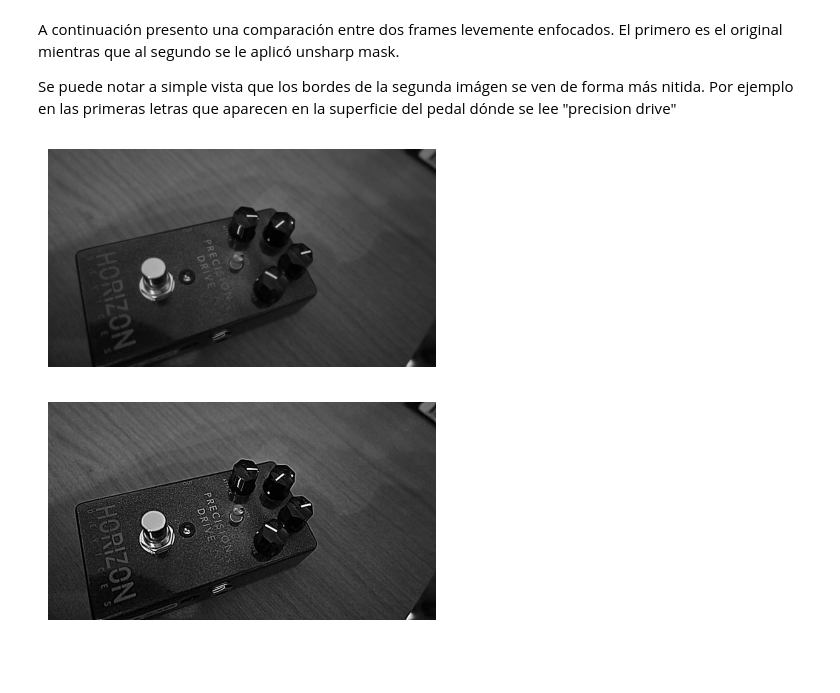
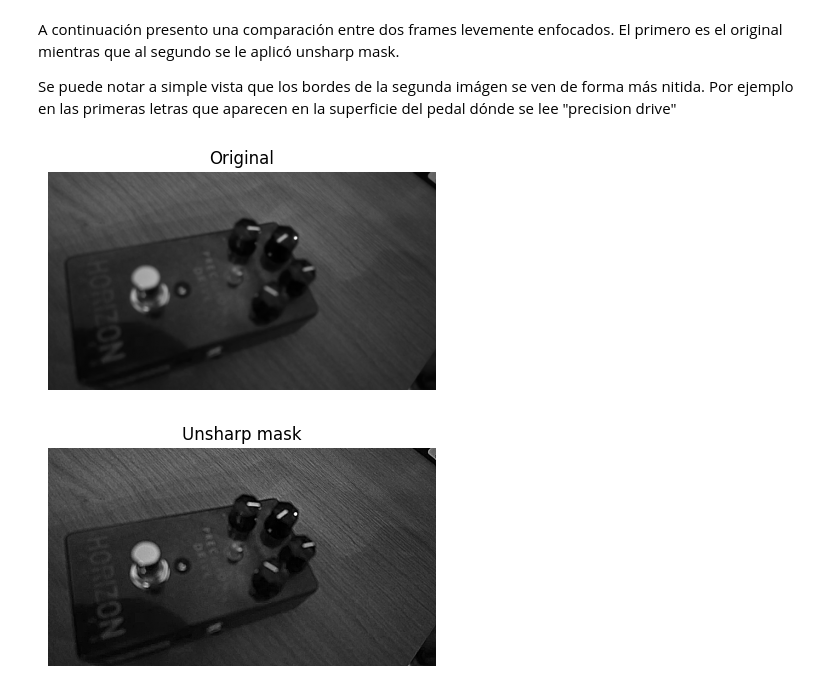
Before and after one commit to claudiobarril/vpc1_19co2025, a Jupyter notebook: tp2/parte_2.ipynb, the cells around one changed output. Saved outputs shown, nothing was run; the diff lists cells and outputs as text; code cells hidden in the pictures; blank space fills up the shorter version.

```diff
--- a/tp2/parte_2.ipynb
+++ b/tp2/parte_2.ipynb
@@ -106,8 +106,8 @@ fm_values_with_unsharp_mask, frames_processed_with_unsharp_mask = utils.process_
 fm_values, frames_processed = utils.process_video(video_path, algorithm=utils.measure_image_quality_lap2, use_unsharp_mask=False, return_gray_frame=True)
 # %%
 
-utils.show_image(frames_processed[111])
-utils.show_image(frames_processed_with_unsharp_mask[111])
+utils.show_image(frames_processed[60], 'Original')
+utils.show_image(frames_processed_with_unsharp_mask[60], 'Unsharp mask')
 # %% [output]
-[figure, old version]
+[figure, new version]
-[figure, old version]
+[figure, new version]
```
